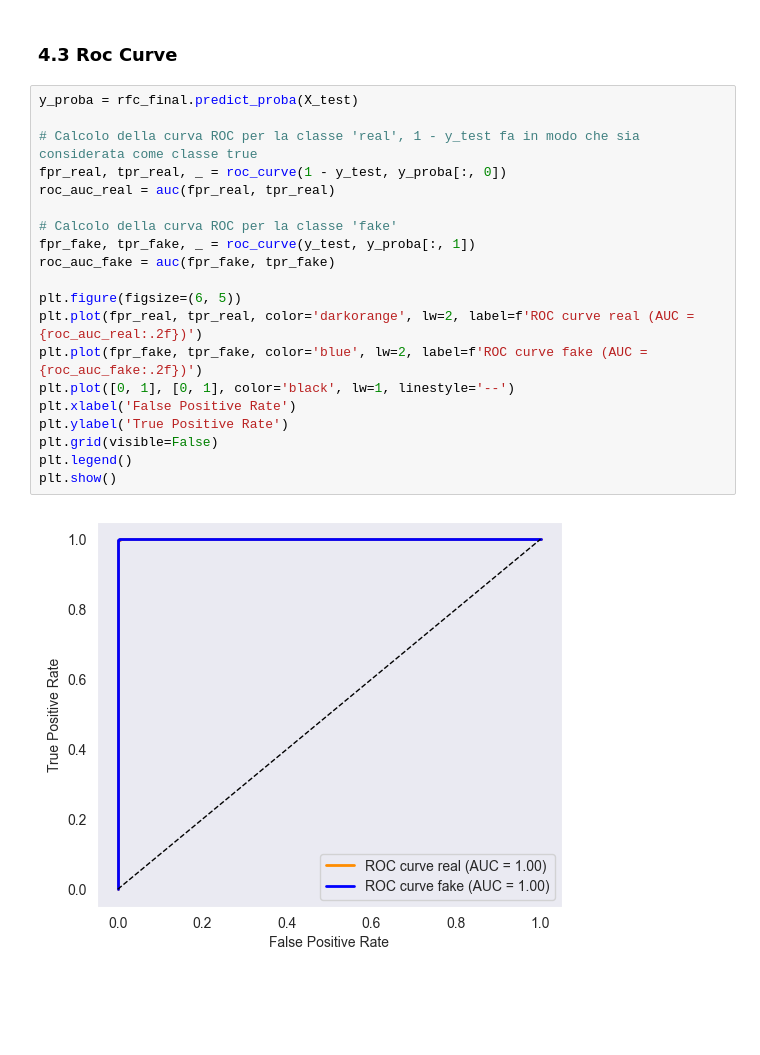
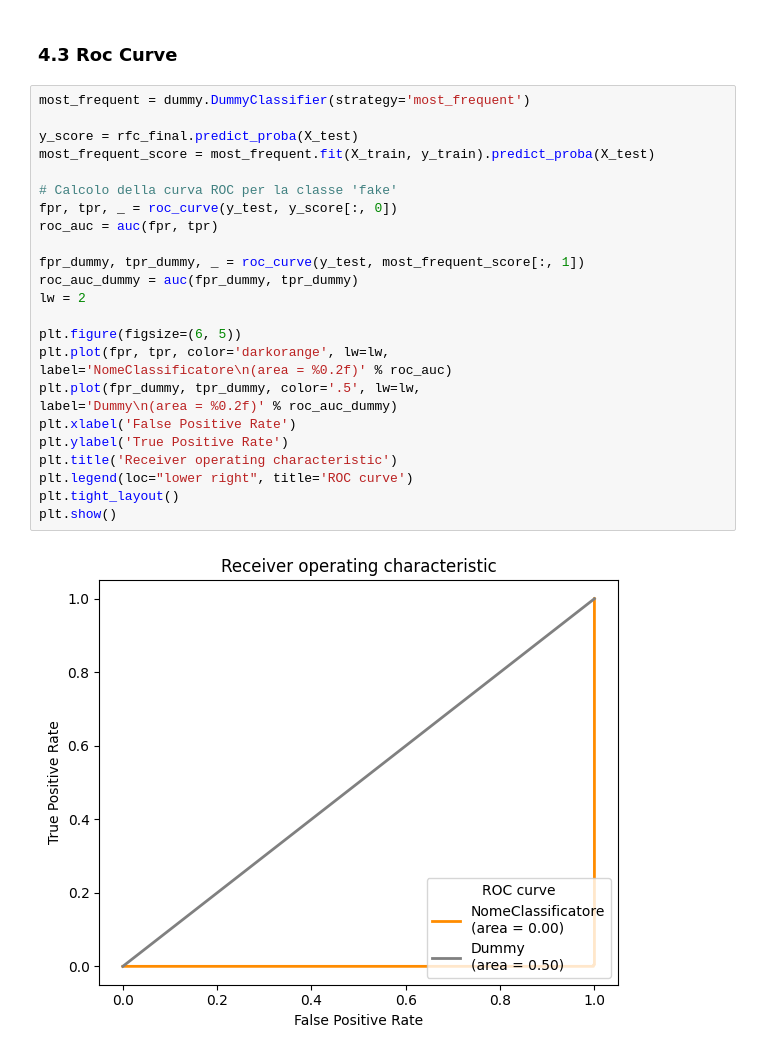
Before and after one commit to raffaele-aurucci/Fake-TikTok-Account-Detection, a Jupyter notebook: classifiers/template_training_model.ipynb, the cells around one changed output. Cells and saved outputs as stored; diff of their text form; blank space fills up the shorter version.

```diff
--- a/classifiers/template_training_model.ipynb
+++ b/classifiers/template_training_model.ipynb
@@ -161,24 +175,29 @@ plt.show()
 # %% [markdown]
 ### 4.3 Roc Curve
-# %%
-y_proba = rfc_final.predict_proba(X_test)
-
-# Calcolo della curva ROC per la classe 'real', 1 - y_test fa in modo che sia considerata come classe true
-fpr_real, tpr_real, _ = roc_curve(1 - y_test, y_proba[:, 0])
-roc_auc_real = auc(fpr_real, tpr_real)
-
-# Calcolo della curva ROC per la classe 'fake'
-fpr_fake, tpr_fake, _ = roc_curve(y_test, y_proba[:, 1])
-roc_auc_fake = auc(fpr_fake, tpr_fake)
-
-plt.figure(figsize=(6, 5))
-plt.plot(fpr_real, tpr_real, color='darkorange', lw=2, label=f'ROC curve real (AUC = {roc_auc_real:.2f})')
-plt.plot(fpr_fake, tpr_fake, color='blue', lw=2, label=f'ROC curve fake (AUC = {roc_auc_fake:.2f})')
-plt.plot([0, 1], [0, 1], color='black', lw=1, linestyle='--')
-plt.xlabel('False Positive Rate')
-plt.ylabel('True Positive Rate')
-plt.grid(visible=False)
-plt.legend()
-plt.show()
-# %% [output]
-[figure, removed]
+# %%
+most_frequent = dummy.DummyClassifier(strategy='most_frequent')
+
+y_score = rfc_final.predict_proba(X_test)
+most_frequent_score = most_frequent.fit(X_train, y_train).predict_proba(X_test)
+
+# Calcolo della curva ROC per la classe 'fake'
+fpr, tpr, _ = roc_curve(y_test, y_score[:, 0])
+roc_auc = auc(fpr, tpr)
+
+fpr_dummy, tpr_dummy, _ = roc_curve(y_test, most_frequent_score[:, 1])
+roc_auc_dummy = auc(fpr_dummy, tpr_dummy)
+lw = 2
+
+plt.figure(figsize=(6, 5))
+plt.plot(fpr, tpr, color='darkorange', lw=lw,
+label='NomeClassificatore\n(area = %0.2f)' % roc_auc)
+plt.plot(fpr_dummy, tpr_dummy, color='.5', lw=lw,
+label='Dummy\n(area = %0.2f)' % roc_auc_dummy)
+plt.xlabel('False Positive Rate')
+plt.ylabel('True Positive Rate')
+plt.title('Receiver operating characteristic')
+plt.legend(loc="lower right", title='ROC curve')
+plt.tight_layout()
+plt.show()
+# %% [output]
+[figure, added]
```
Also changed, not shown: parts of 18 cells of this notebook.
